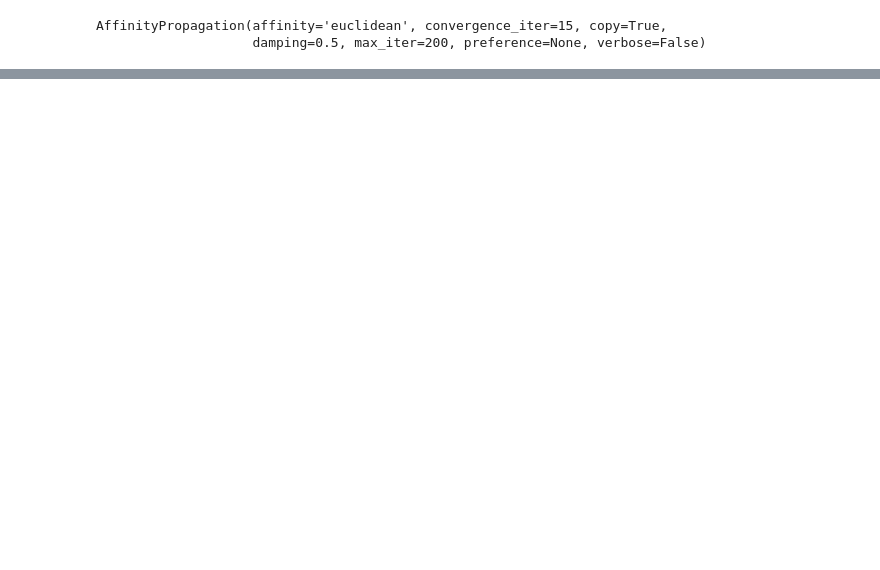
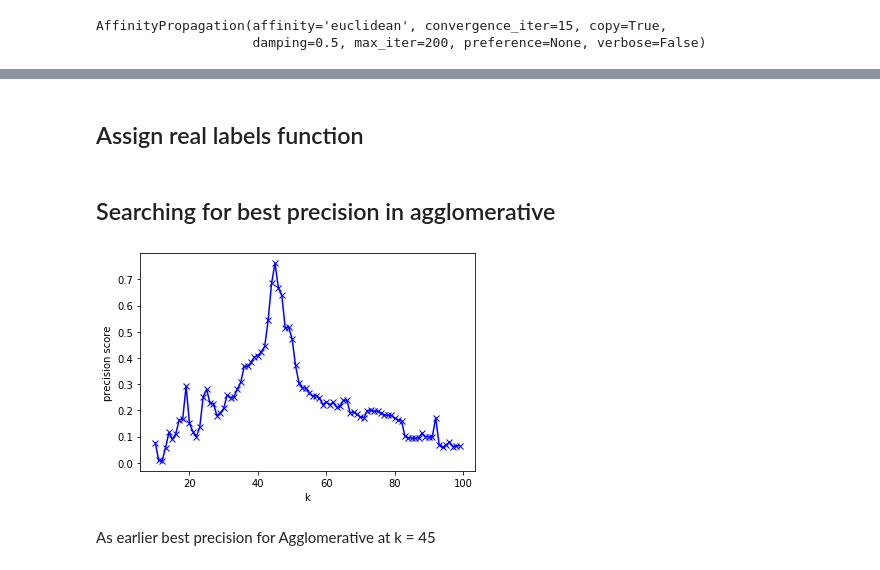
Before and after one commit to MiksuJak/mnist_recognition_project, a Jupyter notebook: Fourier Experiment/FourierMethodSummary.ipynb, the cells around one changed output, grey strips where cells are left out. Saved outputs shown, nothing was run; the diff lists cells and outputs as text; code cells hidden in the pictures; blank space fills up the shorter version.

```diff
--- a/Fourier Experiment/FourierMethodSummary.ipynb
+++ b/Fourier Experiment/FourierMethodSummary.ipynb
@@ -262,0 +277,9 @@ precision_score(y_true = labels_true, y_pred = labels_final_prediction, average=
+# %%
+labels_pred = model.labels_
+label_mapping = dict()
+n_clusters = 100
+for i in range(n_clusters):
+    label_mapping[i] = determineClusterDigit(labels_true, labels_pred, i)
+
+labels_final_prediction = pd.Series(labels_pred)
+labels_final_prediction = labels_final_prediction.map(label_mapping)
@@ -304,0 +317,44 @@ ValueError: Input contains NaN, infinity or a value too large for dtype('float64
+# %% [markdown]
+## Assign real labels function
+# %%
+def assignRealLabels(labels_pred, labels_true):
+    n_clusters = max(labels_pred)+1
+    for i in range(n_clusters):
+        label_mapping[i] = determineClusterDigit(labels_true, labels_pred, i)
+
+    labels_final_prediction = pd.Series(labels_pred)
+    labels_final_prediction = labels_final_prediction.map(label_mapping)
+    return labels_final_prediction
+# %%
+def precScores(centroid_distances, cluster_num, model_test, labels):
+    if isinstance(cluster_num, int):
+        cluster_num_iter = [cluster_num]
+    else:
+        cluster_num_iter = cluster_num
+
+    scores = []
+    for k in cluster_num_iter:
+        model_instance = model_test(n_clusters=k)
+        model_instance.fit(centroid_distances)
+        labels_ass = assignRealLabels(model_instance.labels_, labels)
+        prec = precision_score(y_true = labels, y_pred = labels_ass, average='micro')
+        scores.append(prec)
+
+    if isinstance(cluster_num, int):
+        return scores[0]
+    else:
+        return scores
+# %% [markdown]
+## Searching for best precision in agglomerative
+# %%
+model_test = AgglomerativeClustering
+cluster_num_seq = range(10, 100) # minimum 10 clusters
+prec_vec = precScores(centroid_distances, cluster_num_seq, model_test, labels)
+plt.plot(cluster_num_seq, prec_vec, 'bx-')
+plt.xlabel('k')
+plt.ylabel('precision score')
+plt.show()
+# %% [output]
+[figure, added]
+# %% [markdown]
+As earlier best precision for Agglomerative at k = 45
```
Also changed, not shown: parts of 12 cells of this notebook.
